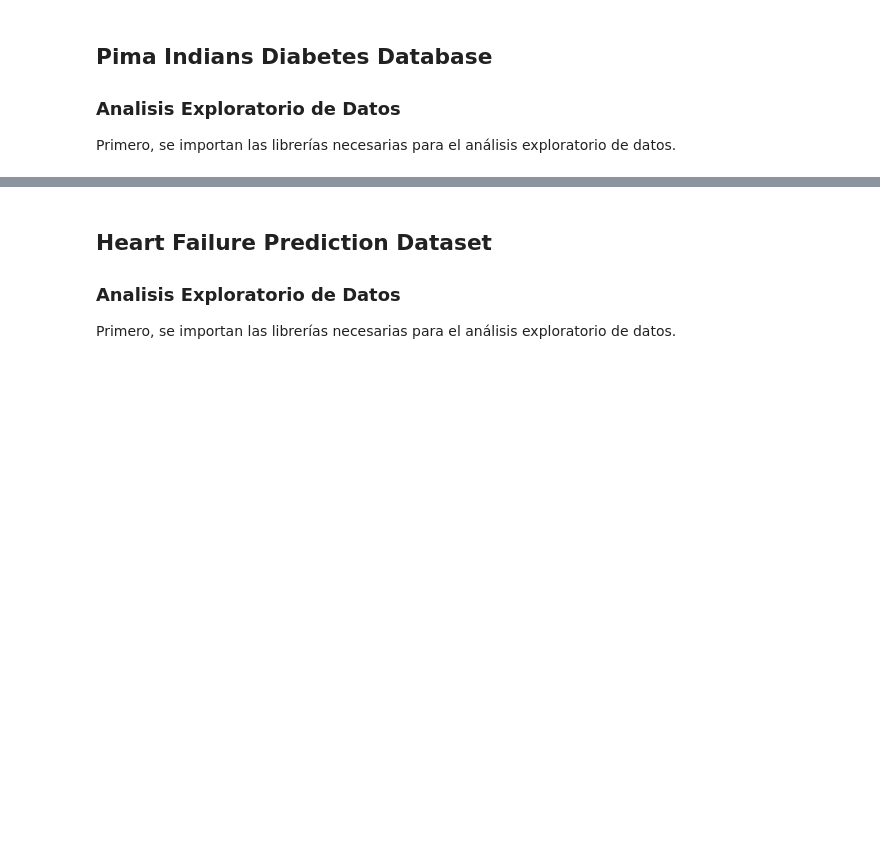
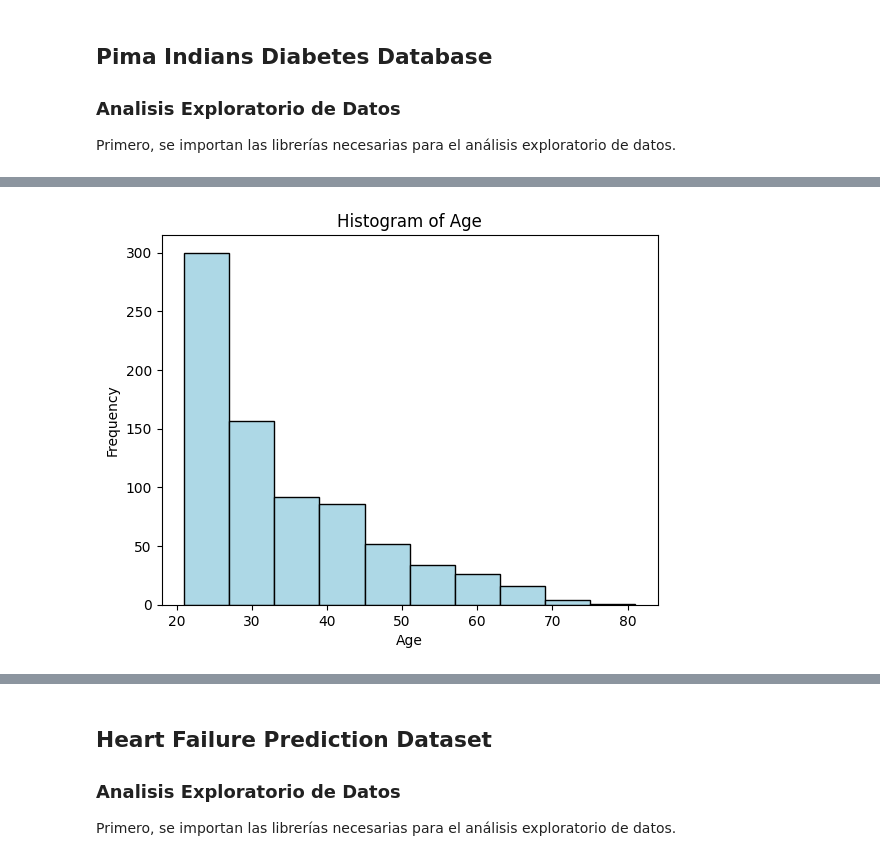
Before and after one commit to TheCsarbeat/proyecto1-IA, a Jupyter notebook: p1.ipynb, the cells around one changed output, grey strips where cells are left out. Drawn from its saved outputs; the diff is of its cells as text; code cells hidden in the pictures; blank space fills up the shorter version.

```diff
--- a/p1.ipynb
+++ b/p1.ipynb
@@ -28,19 +28,17 @@ import matplotlib.pyplot as plt
 import seaborn as sns
 # %%
 # Read the CSV file into a pandas DataFrame
-df = pd.read_csv('diabetes.csv')
+df_diabetes = pd.read_csv('diabetes.csv')
 
 # Display the first few rows of the DataFrame
-print(df.head())
+print(df_diabetes.head(20))
 
 # Get basic statistics of the DataFrame
-print(df.describe())
+print(df_diabetes.describe())
 
 # Count the number of missing values in each column
-print(df.isnull().sum())
+print(df_diabetes.isnull().sum())
 
 # Calculate the correlation between columns
-print(df.corr())
-
-# increible mega cambio
+print(df_diabetes.corr())
 # %% [output]
@@ -61,3 +59,7 @@ BMI                       0.036242  0.292695
 DiabetesPedigreeFunction  0.033561  0.173844
 Age                       1.000000  0.238356
 Outcome                   0.238356  1.000000
+# %%
+# Check for duplicate rows and remove them
+print(df_diabetes.duplicated().sum())
+df_diabetes = df_diabetes.drop_duplicates()
@@ -63,0 +68,10 @@ Outcome                   0.238356  1.000000
+# %%
+# Check for missing values of 0 in columns except for the 'Pregnancies' column and 'Outcome' column and replace them with the mean of the respective column
+df_diabetes['Glucose'] = df_diabetes['Glucose'].replace(0, np.nan)
+df_diabetes['BloodPressure'] = df_diabetes['BloodPressure'].replace(0, np.nan)
+df_diabetes['SkinThickness'] = df_diabetes['SkinThickness'].replace(0, np.nan)
+df_diabetes['Insulin'] = df_diabetes['Insulin'].replace(0, np.nan)
+df_diabetes['BMI'] = df_diabetes['BMI'].replace(0, np.nan)
+df_diabetes['DiabetesPedigreeFunction'] = df_diabetes['DiabetesPedigreeFunction'].replace(0, np.nan)
+df_diabetes['Age'] = df_diabetes['Age'].replace(0, np.nan)
+df_diabetes.fillna(df_diabetes.mean(), inplace=True)
@@ -63,0 +98,9 @@ Outcome                   0.238356  1.000000
+# %%
+# Plot an histogram of the 'Age' column
+plt.hist(df_diabetes['Age'], bins=10, color='lightblue', edgecolor='black')
+plt.title('Histogram of Age')
+plt.xlabel('Age')
+plt.ylabel('Frequency')
+plt.show()
+# %% [output]
+[figure, added]
```
Also changed, not shown: parts of 9 cells of this notebook.
